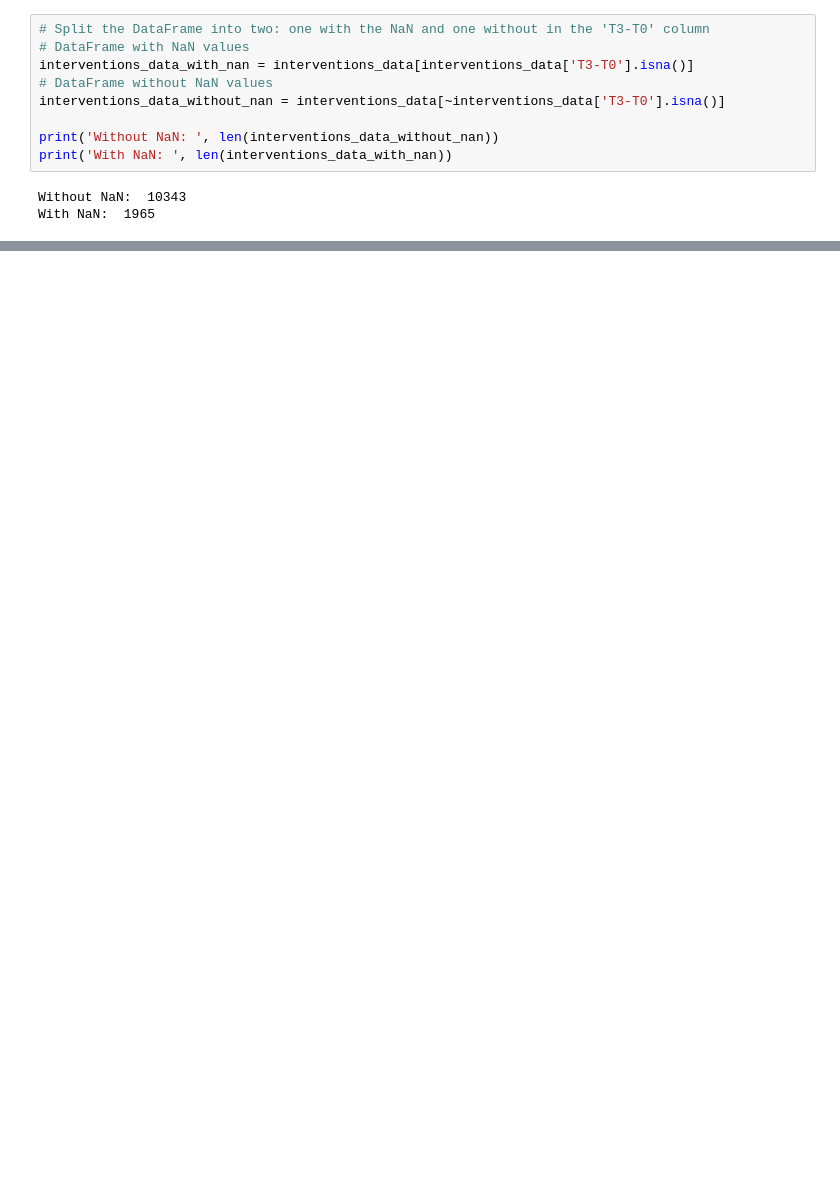
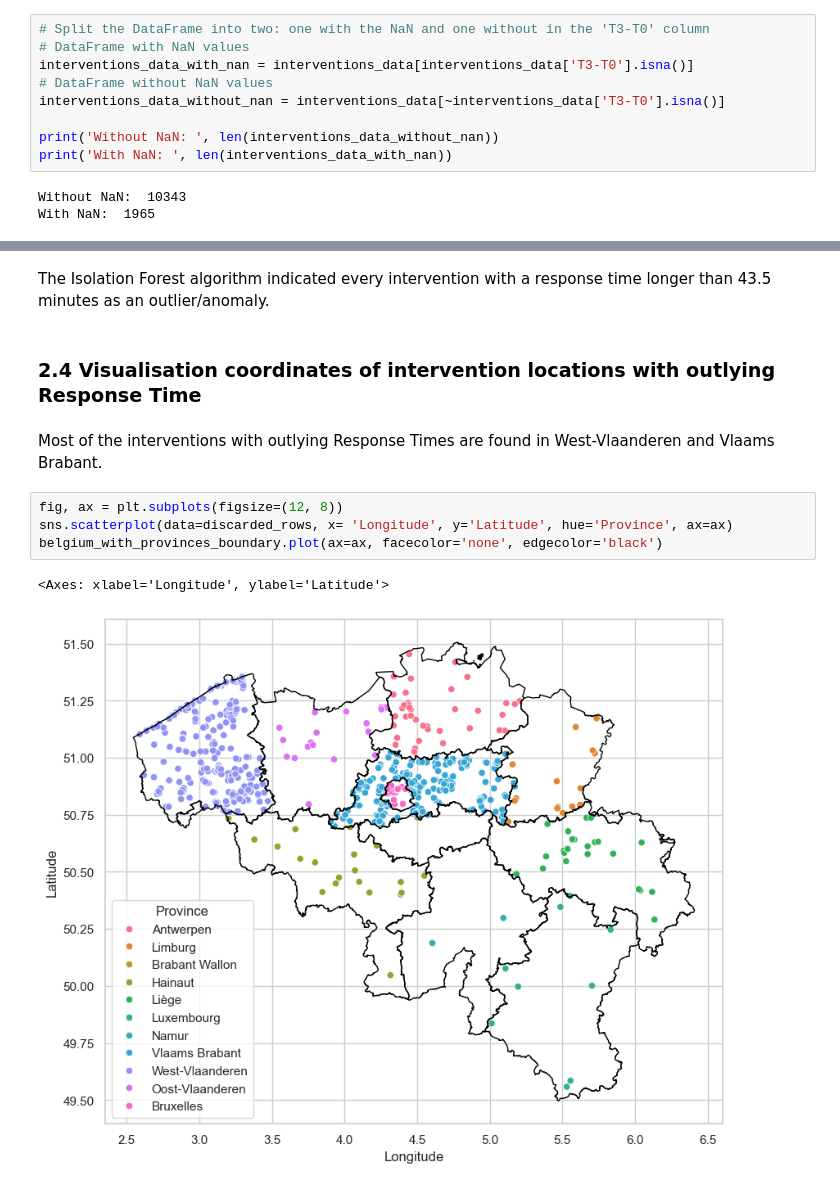
Before and after one commit to JeroenGuillierme/Project-MDA, a Jupyter notebook: 3. Response Time Analysis.ipynb, the cells around one changed output, grey strips where cells are left out. Saved outputs shown, nothing was run; the diff lists cells and outputs as text; blank space fills up the shorter version.

```diff
--- a/3. Response Time Analysis.ipynb
+++ b/3. Response Time Analysis.ipynb
@@ -136,3 +158,16 @@ Minimum longitude of dataset: 2.58552
 Maximum longitude of dataset: 6.21838
 min_timedelta of dataset: 0.6166666666666667
 max_timedelta of dataset: 43.56666666666667
+# %% [markdown]
+The Isolation Forest algorithm indicated every intervention with a response time longer than 43.5 minutes as an outlier/anomaly.
+# %% [markdown]
+### 2.4 Visualisation coordinates of intervention locations with outlying Response Time
+# %% [markdown]
+Most of the interventions with outlying Response Times are found in West-Vlaanderen and Vlaams Brabant.
+# %%
+fig, ax = plt.subplots(figsize=(12, 8))
+sns.scatterplot(data=discarded_rows, x= 'Longitude', y='Latitude', hue='Province', ax=ax)
+belgium_with_provinces_boundary.plot(ax=ax, facecolor='none', edgecolor='black')
+# %% [output]
+<Axes: xlabel='Longitude', ylabel='Latitude'>
+[figure, added]
```
Also changed, not shown: parts of 72 cells of this notebook, 1 other file.
